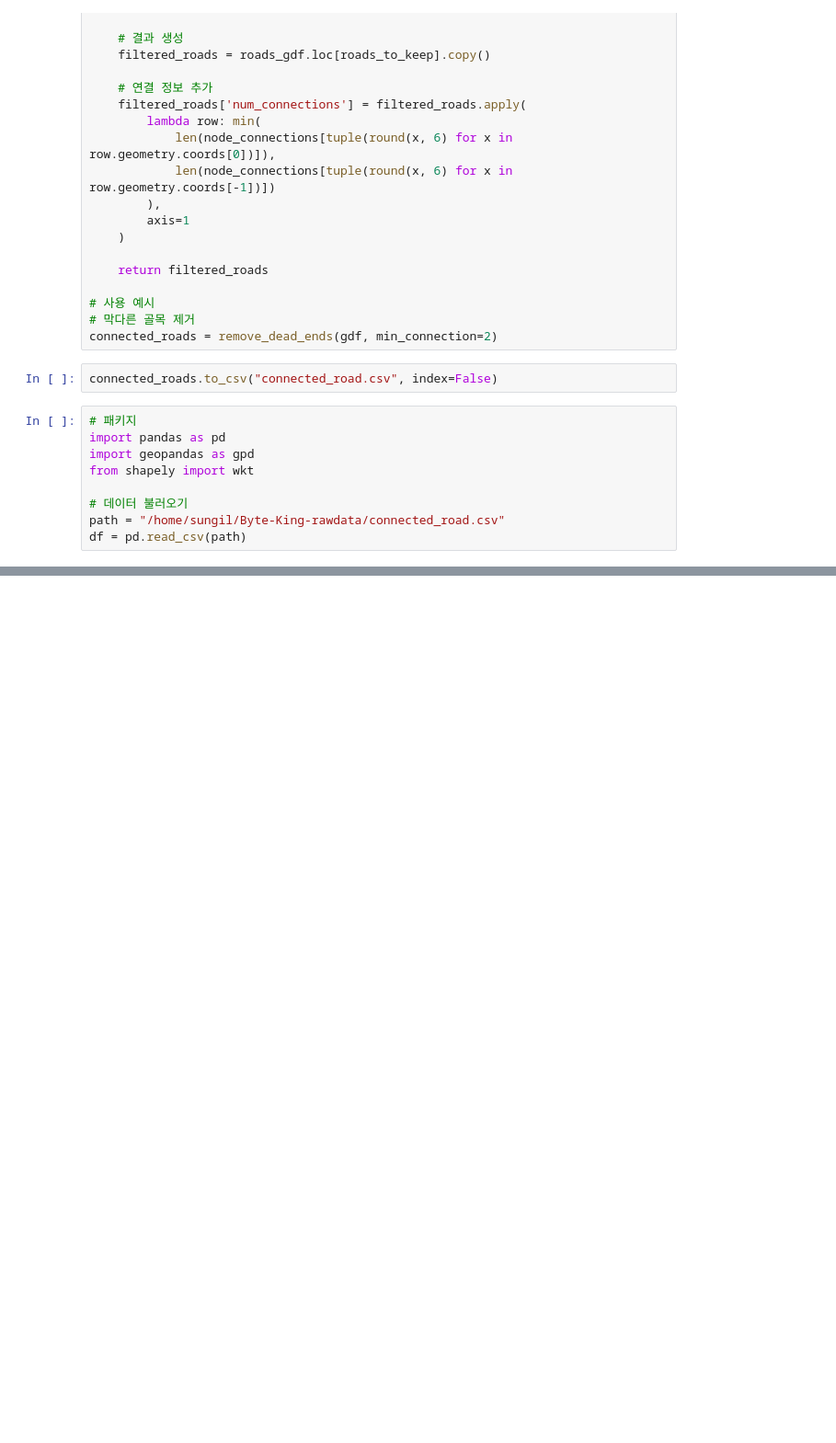
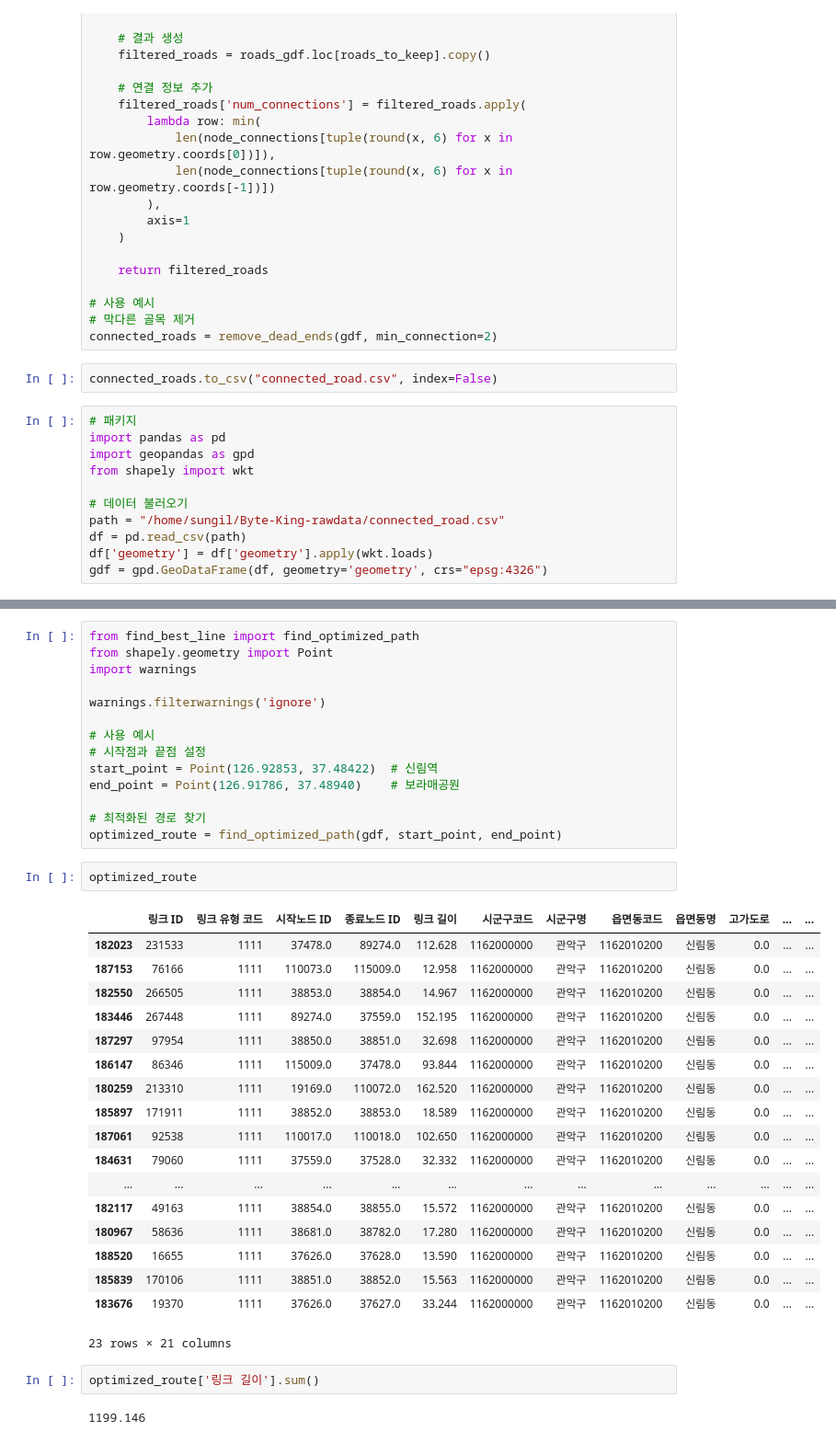
Before and after one commit to Sungileo/Byte-King, a Jupyter notebook: 성일의_공간/Try_1_막다른_골목_없애기.ipynb, the cells around one changed output, grey strips where cells are left out. Shown at 92% size. Drawn from its saved outputs; the diff is of its cells as text; blank space fills up the shorter version.

```diff
--- a/성일의_공간/Try_1_막다른_골목_없애기.ipynb
+++ b/성일의_공간/Try_1_막다른_골목_없애기.ipynb
@@ -121,3 +121,5 @@ from shapely import wkt
 # 데이터 불러오기
 path = "/home/sungil/Byte-King-rawdata/connected_road.csv"
 df = pd.read_csv(path)
+df['geometry'] = df['geometry'].apply(wkt.loads)
+gdf = gpd.GeoDataFrame(df, geometry='geometry', crs="epsg:4326")
@@ -140,3 +176,42 @@ df
+# %%
+from find_best_line import find_optimized_path
+from shapely.geometry import Point
+import warnings
+
+warnings.filterwarnings('ignore')
+
+# 사용 예시
+# 시작점과 끝점 설정
+start_point = Point(126.92853, 37.48422)  # 신림역
+end_point = Point(126.91786, 37.48940)    # 보라매공원
+
+# 최적화된 경로 찾기
+optimized_route = find_optimized_path(gdf, start_point, end_point)
+# %%
+optimized_route
+# %% [output]
+|  | 링크 ID | 링크 유형 코드 | 시작노드 ID | 종료노드 ID | 링크 길이 | 시군구코드 | 시군구명 | 읍면동코드 | 읍면동명 | 고가도로 | ... | ... |
+| 182023 | 231533 | 1111 | 37478.0 | 89274.0 | 112.628 | 1162000000 | 관악구 | 1162010200 | 신림동 | 0.0 | ... | ... |
+| 187153 | 76166 | 1111 | 110073.0 | 115009.0 | 12.958 | 1162000000 | 관악구 | 1162010200 | 신림동 | 0.0 | ... | ... |
+| 182550 | 266505 | 1111 | 38853.0 | 38854.0 | 14.967 | 1162000000 | 관악구 | 1162010200 | 신림동 | 0.0 | ... | ... |
+| 183446 | 267448 | 1111 | 89274.0 | 37559.0 | 152.195 | 1162000000 | 관악구 | 1162010200 | 신림동 | 0.0 | ... | ... |
+| 187297 | 97954 | 1111 | 38850.0 | 38851.0 | 32.698 | 1162000000 | 관악구 | 1162010200 | 신림동 | 0.0 | ... | ... |
+| 186147 | 86346 | 1111 | 115009.0 | 37478.0 | 93.844 | 1162000000 | 관악구 | 1162010200 | 신림동 | 0.0 | ... | ... |
+| 180259 | 213310 | 1111 | 19169.0 | 110072.0 | 162.520 | 1162000000 | 관악구 | 1162010200 | 신림동 | 0.0 | ... | ... |
+| 185897 | 171911 | 1111 | 38852.0 | 38853.0 | 18.589 | 1162000000 | 관악구 | 1162010200 | 신림동 | 0.0 | ... | ... |
+| 187061 | 92538 | 1111 | 110017.0 | 110018.0 | 102.650 | 1162000000 | 관악구 | 1162010200 | 신림동 | 0.0 | ... | ... |
+| 184631 | 79060 | 1111 | 37559.0 | 37528.0 | 32.332 | 1162000000 | 관악구 | 1162010200 | 신림동 | 0.0 | ... | ... |
+| ... | ... | ... | ... | ... | ... | ... | ... | ... | ... | ... | ... | ... |
+| 182117 | 49163 | 1111 | 38854.0 | 38855.0 | 15.572 | 1162000000 | 관악구 | 1162010200 | 신림동 | 0.0 | ... | ... |
+| 180967 | 58636 | 1111 | 38681.0 | 38782.0 | 17.280 | 1162000000 | 관악구 | 1162010200 | 신림동 | 0.0 | ... | ... |
+| 188520 | 16655 | 1111 | 37626.0 | 37628.0 | 13.590 | 1162000000 | 관악구 | 1162010200 | 신림동 | 0.0 | ... | ... |
+| 185839 | 170106 | 1111 | 38851.0 | 38852.0 | 15.563 | 1162000000 | 관악구 | 1162010200 | 신림동 | 0.0 | ... | ... |
+| 183676 | 19370 | 1111 | 37626.0 | 37627.0 | 33.244 | 1162000000 | 관악구 | 1162010200 | 신림동 | 0.0 | ... | ... |
+23 rows × 21 columns
+# %%
+optimized_route['링크 길이'].sum()
+# %% [output]
+1199.146
 # %%
 import folium
 from folium import PolyLine
```
Also changed, not shown: parts of 4 cells of this notebook, 8 other files.
